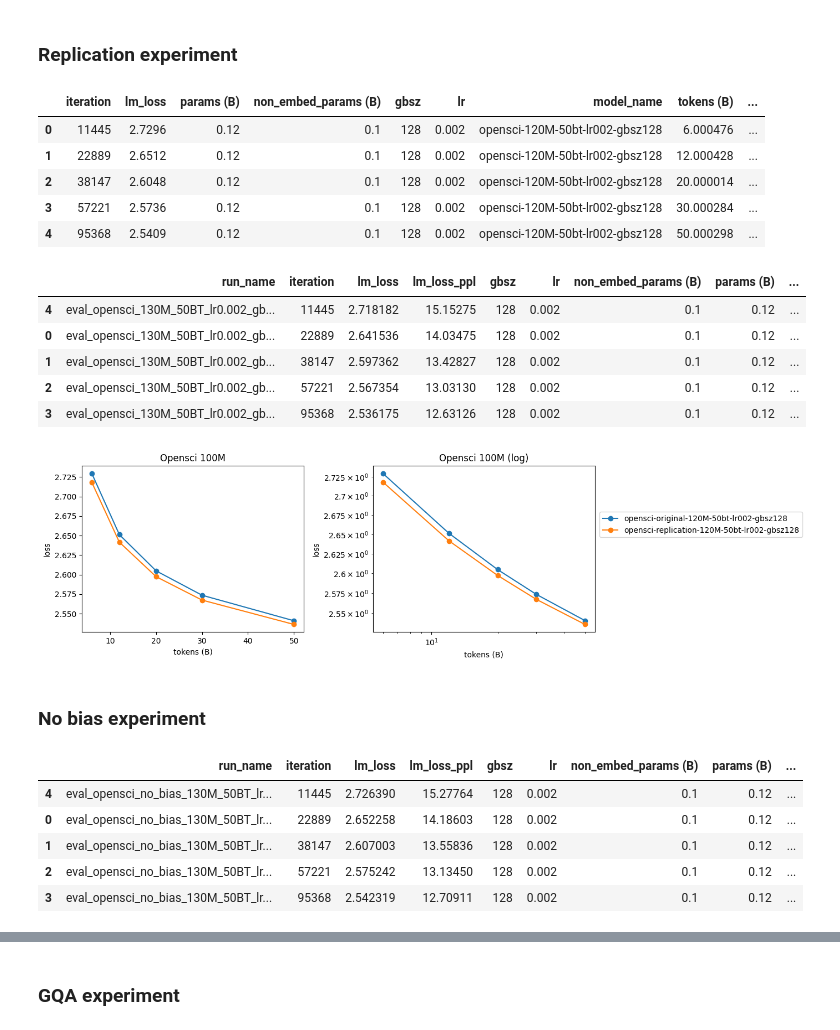
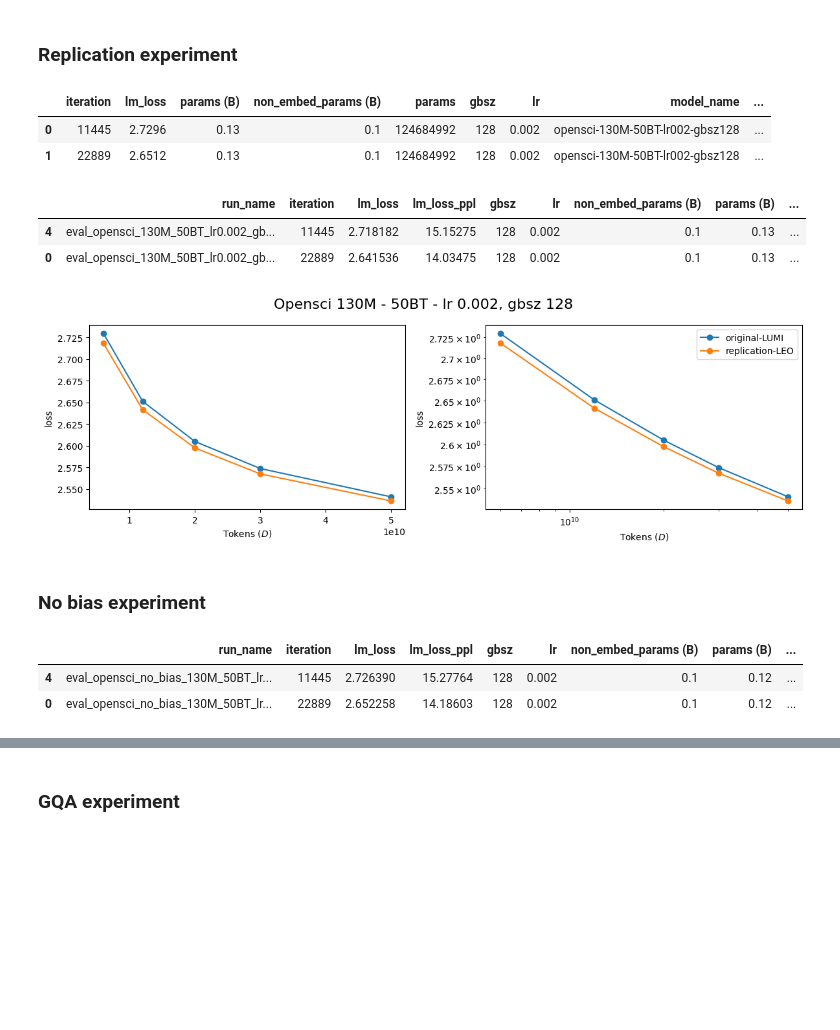
Before and after one commit to OpenEuroLLM/oellm-autoexp, a Jupyter notebook: analysis.ipynb, the cells around one changed output, grey strips where cells are left out. Drawn from its saved outputs; the diff is of its cells as text; code cells hidden in the pictures; blank space fills up the shorter version.

Commit message:
updated plotting

```diff
--- a/analysis.ipynb
+++ b/analysis.ipynb
@@ -185,72 +149,70 @@ opensci_1b
 # %% [markdown]
 ### Replication experiment
 # %%
-### Opensci Original LR 0.002, GBSZ 128 on Leonardo
-opensci_120m_50bt_lr002_gbsz128 = pd.DataFrame({
+### Opensci Original LUMI 130 LR 0.002, GBSZ 128 on Leonardo
+### Total number of parameters (including embedding) is actually reported to be 130M,
+# but the non-embedding parameters are 100M and embedding parameters are 30M.
+# We report the latter, to remain consistent with the naming convention.
+opensci_130M_50BT_lr002_gbsz128 = pd.DataFrame({
 
     "iteration": [11445, 22889, 38147, 57221, 95368],
     "lm_loss": [2.7296, 2.6512, 2.6048, 2.5736, 2.5409],
-    "params (B)": [0.12] * 5,
+    "params (B)": [0.13] * 5,
     "non_embed_params (B)": [0.10] * 5,
+    "params": [124684992] * 5,
     "gbsz": [128] * 5,
     "lr": [0.002] * 5,
-    "model_name": ["opensci-120M-50bt-lr002-gbsz128"] * 5
+    "model_name": ["opensci-130M-50BT-lr002-gbsz128"] * 5
 })
-opensci_120m_50bt_lr002_gbsz128 = calc_toks_flops(opensci_120m_50bt_lr002_gbsz128)
-opensci_120m_50bt_lr002_gbsz128
+opensci_130M_50BT_lr002_gbsz128 = calc_toks_flops(opensci_130M_50BT_lr002_gbsz128)
+opensci_130M_50BT_lr002_gbsz128.head(2)
 # %% [output]
-|  | iteration | lm_loss | params (B) | non_embed_params (B) | gbsz | lr | model_name | tokens (B) | ... |
-| 0 | 11445 | 2.7296 | 0.12 | 0.1 | 128 | 0.002 | opensci-120M-50bt-lr002-gbsz128 | 6.000476 | ... |
-| 1 | 22889 | 2.6512 | 0.12 | 0.1 | 128 | 0.002 | opensci-120M-50bt-lr002-gbsz128 | 12.000428 | ... |
-| 2 | 38147 | 2.6048 | 0.12 | 0.1 | 128 | 0.002 | opensci-120M-50bt-lr002-gbsz128 | 20.000014 | ... |
-| 3 | 57221 | 2.5736 | 0.12 | 0.1 | 128 | 0.002 | opensci-120M-50bt-lr002-gbsz128 | 30.000284 | ... |
-| 4 | 95368 | 2.5409 | 0.12 | 0.1 | 128 | 0.002 | opensci-120M-50bt-lr002-gbsz128 | 50.000298 | ... |
+|  | iteration | lm_loss | params (B) | non_embed_params (B) | params | gbsz | lr | model_name | ... |
+| 0 | 11445 | 2.7296 | 0.13 | 0.1 | 124684992 | 128 | 0.002 | opensci-130M-50BT-lr002-gbsz128 | ... |
+| 1 | 22889 | 2.6512 | 0.13 | 0.1 | 124684992 | 128 | 0.002 | opensci-130M-50BT-lr002-gbsz128 | ... |
 # %%
-opensci_replication_120m_50bt_lr002_gbsz128 = pd.read_csv("results/eval_opensci_130M_50BT/val_loss_summary.csv")
-opensci_replication_120m_50bt_lr002_gbsz128["gbsz"] = 128
-opensci_replication_120m_50bt_lr002_gbsz128["lr"] = 0.002
-opensci_replication_120m_50bt_lr002_gbsz128["non_embed_params (B)"] = 0.10
-opensci_replication_120m_50bt_lr002_gbsz128["params (B)"] = 0.12
-opensci_replication_120m_50bt_lr002_gbsz128["model_name"] = "opensci-replication-120M-50bt-lr002-gbsz128"
-opensci_replication_120m_50bt_lr002_gbsz128 = calc_toks_flops(opensci_replication_120m_50bt_lr002_gbsz128)
-opensci_replication_120m_50bt_lr002_gbsz128
+opensci_replication_130M_50BT_lr002_gbsz128 = pd.read_csv("results/eval_opensci_130M_50BT/val_loss_summary.csv")
+opensci_replication_130M_50BT_lr002_gbsz128["gbsz"] = 128
+opensci_replication_130M_50BT_lr002_gbsz128["lr"] = 0.002
+opensci_replication_130M_50BT_lr002_gbsz128["non_embed_params (B)"] = 0.10
+opensci_replication_130M_50BT_lr002_gbsz128["params (B)"] = 0.13
+opensci_replication_130M_50BT_lr002_gbsz128["params"] = 124684992
+opensci_replication_130M_50BT_lr002_gbsz128["model_name"] = "opensci-replication-130M-50BT-lr002-gbsz128"
+opensci_replication_130M_50BT_lr002_gbsz128 = calc_toks_flops(opensci_replication_130M_50BT_lr002_gbsz128)
+opensci_replication_130M_50BT_lr002_gbsz128.head(2)
 # %% [output]
 |  | run_name | iteration | lm_loss | lm_loss_ppl | gbsz | lr | non_embed_params (B) | params (B) | ... |
-| 4 | eval_opensci_130M_50BT_lr0.002_gb... | 11445 | 2.718182 | 15.15275 | 128 | 0.002 | 0.1 | 0.12 | ... |
-| 0 | eval_opensci_130M_50BT_lr0.002_gb... | 22889 | 2.641536 | 14.03475 | 128 | 0.002 | 0.1 | 0.12 | ... |
-| 1 | eval_opensci_130M_50BT_lr0.002_gb... | 38147 | 2.597362 | 13.42827 | 128 | 0.002 | 0.1 | 0.12 | ... |
-| 2 | eval_opensci_130M_50BT_lr0.002_gb... | 57221 | 2.567354 | 13.03130 | 128 | 0.002 | 0.1 | 0.12 | ... |
-| 3 | eval_opensci_130M_50BT_lr0.002_gb... | 95368 | 2.536175 | 12.63126 | 128 | 0.002 | 0.1 | 0.12 | ... |
+| 4 | eval_opensci_130M_50BT_lr0.002_gb... | 11445 | 2.718182 | 15.15275 | 128 | 0.002 | 0.1 | 0.13 | ... |
+| 0 | eval_opensci_130M_50BT_lr0.002_gb... | 22889 | 2.641536 | 14.03475 | 128 | 0.002 | 0.1 | 0.13 | ... |
 # %%
 plot_loss_curves(
     models={
-        "opensci-original-120M-50bt-lr002-gbsz128": opensci_120m_50bt_lr002_gbsz128,
-        "opensci-replication-120M-50bt-lr002-gbsz128": opensci_replication_120m_50bt_lr002_gbsz128,
+        "original-LUMI": opensci_130M_50BT_lr002_gbsz128,
+        "replication-LEO": opensci_replication_130M_50BT_lr002_gbsz128,
     },
     x_axis="tokens",
-    title_base="Opensci 100M",
-    save_path="figures/token_loss_replication_opensci_120m_5bt.png"
+    title_base='Opensci 130M - 50BT - lr 0.002, gbsz 128',
+    save_path="figures/token_loss_replication_opensci_130M_50BT.png",
+    figsize=(12, 4)
 )
 # %% [output]
-[figure, old version]
+[figure, new version]
 # %% [markdown]
 ### No bias experiment
 # %%
-opensci_no_bias_120m_50bt_lr002_gbsz128 = pd.read_csv("results/tests/eval_opensci_no_bias_130M_50BT/val_loss_summary.csv")
-opensci_no_bias_120m_50bt_lr002_gbsz128["gbsz"] = 128
-opensci_no_bias_120m_50bt_lr002_gbsz128["lr"] = 0.002
-opensci_no_bias_120m_50bt_lr002_gbsz128["non_embed_params (B)"] = 0.10
-opensci_no_bias_120m_50bt_lr002_gbsz128["params (B)"] = 0.12
-opensci_no_bias_120m_50bt_lr002_gbsz128["model_name"] = "opensci-no-bias-120M-50bt-lr002-gbsz128"
-opensci_no_bias_120m_50bt_lr002_gbsz128 = calc_toks_flops(opensci_no_bias_120m_50bt_lr002_gbsz128)
-opensci_no_bias_120m_50bt_lr002_gbsz128
+opensci_no_bias_130M_50BT_lr002_gbsz128 = pd.read_csv("results/tests/eval_opensci_no_bias_130M_50BT/val_loss_summary.csv")
+opensci_no_bias_130M_50BT_lr002_gbsz128["gbsz"] = 128
+opensci_no_bias_130M_50BT_lr002_gbsz128["lr"] = 0.002
+opensci_no_bias_130M_50BT_lr002_gbsz128["non_embed_params (B)"] = 0.10
+opensci_no_bias_130M_50BT_lr002_gbsz128["params (B)"] = 0.12
+opensci_no_bias_130M_50BT_lr002_gbsz128["parameters"] = 124550208
+opensci_no_bias_130M_50BT_lr002_gbsz128["model_name"] = "opensci-no-bias-130M-50BT-lr002-gbsz128"
+opensci_no_bias_130M_50BT_lr002_gbsz128 = calc_toks_flops(opensci_no_bias_130M_50BT_lr002_gbsz128)
+opensci_no_bias_130M_50BT_lr002_gbsz128.head(2)
 # %% [output]
 |  | run_name | iteration | lm_loss | lm_loss_ppl | gbsz | lr | non_embed_params (B) | params (B) | ... |
 | 4 | eval_opensci_no_bias_130M_50BT_lr... | 11445 | 2.726390 | 15.27764 | 128 | 0.002 | 0.1 | 0.12 | ... |
 | 0 | eval_opensci_no_bias_130M_50BT_lr... | 22889 | 2.652258 | 14.18603 | 128 | 0.002 | 0.1 | 0.12 | ... |
-| 1 | eval_opensci_no_bias_130M_50BT_lr... | 38147 | 2.607003 | 13.55836 | 128 | 0.002 | 0.1 | 0.12 | ... |
-| 2 | eval_opensci_no_bias_130M_50BT_lr... | 57221 | 2.575242 | 13.13450 | 128 | 0.002 | 0.1 | 0.12 | ... |
-| 3 | eval_opensci_no_bias_130M_50BT_lr... | 95368 | 2.542319 | 12.70911 | 128 | 0.002 | 0.1 | 0.12 | ... |
 # %%
 plot_loss_curves(
     models={
```
Also changed, not shown: parts of 22 cells of this notebook.
